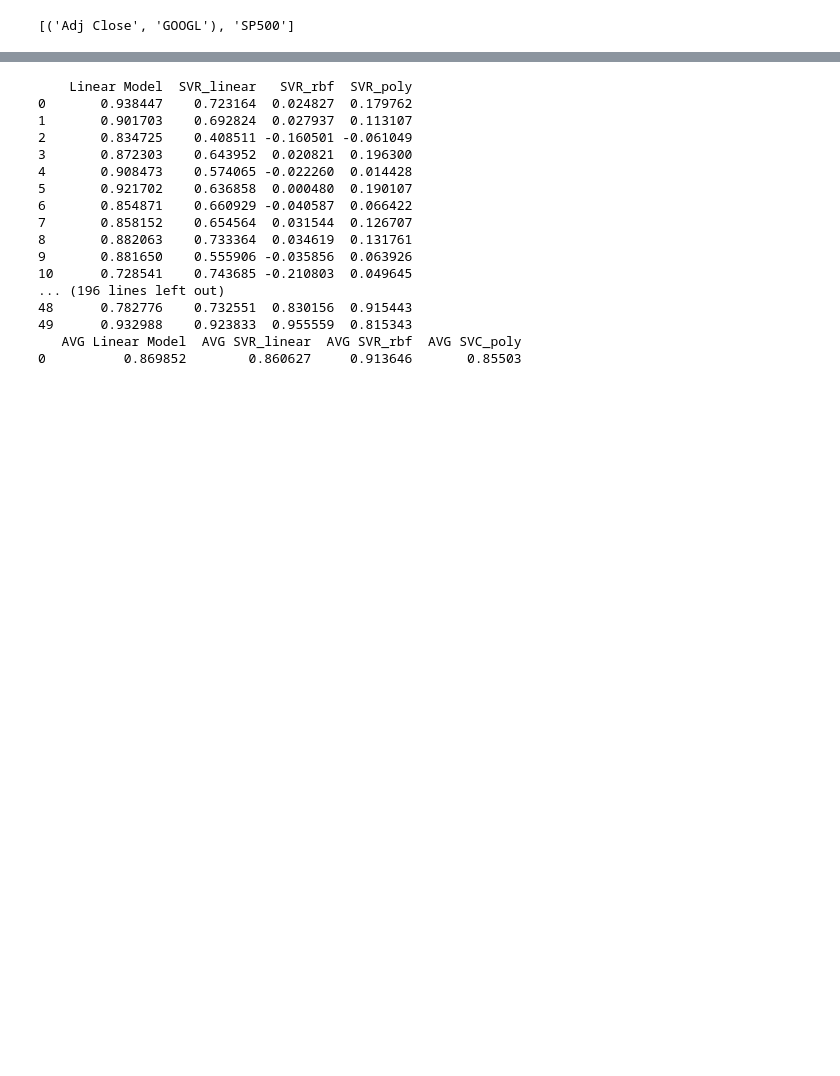
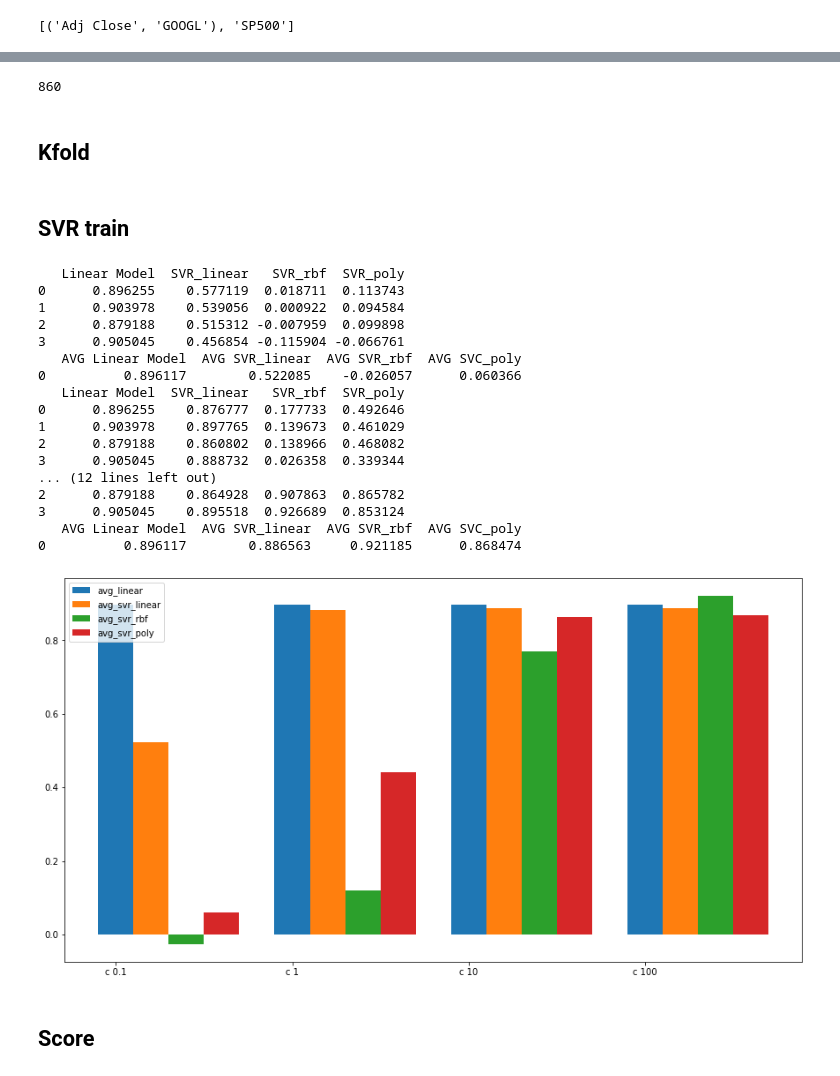
Before and after one commit to oathathat/ML_Kmitl_3D, a Jupyter notebook: Lab/Lab5.ipynb, the cells around one changed output, grey strips where cells are left out. Saved outputs shown, nothing was run; the diff lists cells and outputs as text; code cells hidden in the pictures; blank space fills up the shorter version.

Commit message:
lab 5 plot

```diff
--- a/Lab/Lab5.ipynb
+++ b/Lab/Lab5.ipynb
@@ -227,65 +231,91 @@ from math import ceil, floor
 train_size = floor(0.7 * len( X ))
 X_train, X_test = X[0:train_size], X[train_size:len(X)]
 Y_train, Y_test = Y[0:train_size], Y[train_size:len(X)]
+
+print(train_size)
+# %% [output]
+860
+# %% [markdown]
+## Kfold
 # %%
 # Cross Validation Model
 # set k-fold crossvalidation with shuffle
-num_fold = 50
+num_fold = 4
 seed = 500
 kfold = KFold(n_splits=num_fold, shuffle = True, random_state=seed)
+# %% [markdown]
+## SVR train
 # %%
 import warnings
 warnings.filterwarnings('ignore')
 # Model selection
-model_LM = LinearRegression(copy_X=True, fit_intercept=True, n_jobs=1, normalize=False)
+model_LM = LinearRegression(copy_X=True, fit_intercept=True, n_jobs=4, normalize=False)
 #c_val ลองอย่างน้อย 3 ค่า [0.1, 1, 10, 100]
 lst = [0.1, 1, 10, 100]
 c_val = 0
 AVG_Linear_Model =[]
 AVG_SVR_linear =[]
 AVG_SVR_rbf = []
-AVG_SVC_poly = []
+AVG_SVR_poly = []
 for i in lst:
     c_val = i
-    svr_lin = SVR(kernel='linear', C=c_val)
-    svr_rbf = SVR(kernel='rbf', C=c_val, gamma=0.01)
-    svr_poly = SVR(kernel='poly', C=c_val, degree=2)
+    svr_lin  = SVR(kernel='linear', C=c_val)
+    svr_rbf  = SVR(kernel='rbf'   , C=c_val, gamma=0.01)
+    svr_poly = SVR(kernel='poly'  , C=c_val, degree=2)
+
     #Calculate accuracy score for each model
     score_LM    =  cross_val_score(model_LM, X_train, Y_train, cv=kfold)
     score_lin   =  cross_val_score(svr_lin, X_train, Y_train, cv=kfold)
     score_rbf   =  cross_val_score(svr_rbf, X_train, Y_train, cv=kfold)
     score_poly  =  cross_val_score(svr_poly, X_train, Y_train, cv=kfold)
+
     # View score k-fold
     # Valication score comparison
-    score = pd.DataFrame({'Linear Model':score_LM,'SVR_linear':score_lin, 'SVR_rbf': score_rbf, 'SVR_poly':
-    score_poly})
+    score = pd.DataFrame({'Linear Model':score_LM,'SVR_linear':score_lin, 'SVR_rbf': score_rbf, 'SVR_poly':score_poly})
     score_mean = pd.DataFrame({'AVG Linear Model':[score_LM.mean()],'AVG SVR_linear':[score_lin.mean()],
-    'AVG SVR_rbf': [score_rbf.mean()], 'AVG SVC_poly': [score_poly.mean()]})
+                                'AVG SVR_rbf': [score_rbf.mean()], 'AVG SVC_poly': [score_poly.mean()]})
     print(score)
     print(score_mean)
+
     #display( plot ( score ))
     AVG_Linear_Model.append(score_LM.mean())
     AVG_SVR_linear.append(score_lin.mean())
     AVG_SVR_rbf.append(score_rbf.mean())
-    AVG_SVC_poly.append(score_poly.mean())
+    AVG_SVR_poly.append(score_poly.mean())
 # %% [output]
-    Linear Model  SVR_linear   SVR_rbf  SVR_poly
-0       0.938447    0.723164  0.024827  0.179762
-1       0.901703    0.692824  0.027937  0.113107
-2       0.834725    0.408511 -0.160501 -0.061049
-3       0.872303    0.643952  0.020821  0.196300
-4       0.908473    0.574065 -0.022260  0.014428
-5       0.921702    0.636858  0.000480  0.190107
-6       0.854871    0.660929 -0.040587  0.066422
-7       0.858152    0.654564  0.031544  0.126707
-8       0.882063    0.733364  0.034619  0.131761
-9       0.881650    0.555906 -0.035856  0.063926
-10      0.728541    0.743685 -0.210803  0.049645
-... (196 lines left out)
-48      0.782776    0.732551  0.830156  0.915443
-49      0.932988    0.923833  0.955559  0.815343
+   Linear Model  SVR_linear   SVR_rbf  SVR_poly
+0      0.896255    0.577119  0.018711  0.113743
+1      0.903978    0.539056  0.000922  0.094584
+2      0.879188    0.515312 -0.007959  0.099898
+3      0.905045    0.456854 -0.115904 -0.066761
    AVG Linear Model  AVG SVR_linear  AVG SVR_rbf  AVG SVC_poly
-0          0.869852        0.860627     0.913646       0.85503
+0          0.896117        0.522085    -0.026057      0.060366
+   Linear Model  SVR_linear   SVR_rbf  SVR_poly
+0      0.896255    0.876777  0.177733  0.492646
+1      0.903978    0.897765  0.139673  0.461029
+2      0.879188    0.860802  0.138966  0.468082
+3      0.905045    0.888732  0.026358  0.339344
+... (12 lines left out)
+2      0.879188    0.864928  0.907863  0.865782
+3      0.905045    0.895518  0.926689  0.853124
+   AVG Linear Model  AVG SVR_linear  AVG SVR_rbf  AVG SVC_poly
+0          0.896117        0.886563     0.921185      0.868474
+# %%
+cvall = ['c 0.1','c 1','c 10','c 100']
+plt.figure(figsize =(15, 8))
+X_axis = np.arange(len(AVG_Linear_Model))
+plt.bar(X_axis , AVG_Linear_Model, 0.2, label = 'avg_linear')
+plt.bar(X_axis + 0.2, AVG_SVR_linear, 0.2, label = 'avg_svr_linear')
+plt.bar(X_axis + 0.4, AVG_SVR_rbf, 0.2, label = 'avg_svr_rbf')
+plt.bar(X_axis + 0.6, AVG_SVR_poly, 0.2, label = 'avg_svr_poly')
+plt.xticks(X_axis, cvall)
+
+plt.legend()
+plt.show()
+# %% [output]
+[figure, added]
+# %% [markdown]
+## Score
 # %%
 print(score_LM)
 print(score_lin)
```
Also changed, not shown: parts of 24 cells of this notebook, 1 other file.
